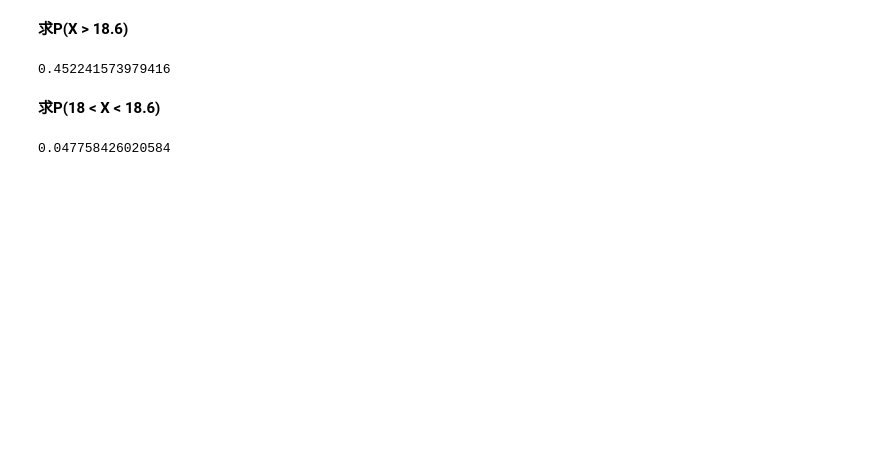
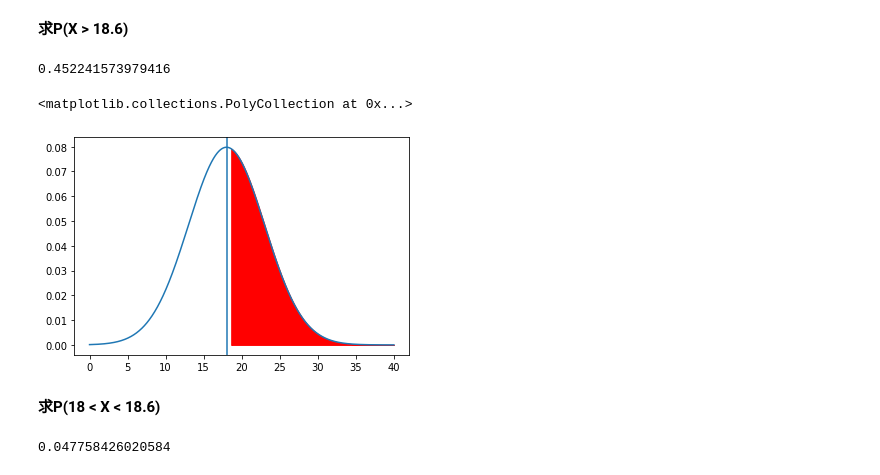
Before and after one commit to zhiliang-lin/py_for_stats, a Jupyter notebook: 05 正态分布.ipynb, the cells around one changed output. Saved outputs shown, nothing was run; the diff lists cells and outputs as text; code cells hidden in the pictures; blank space fills up the shorter version.

```diff
--- a/05 正态分布.ipynb
+++ b/05 正态分布.ipynb
@@ -141,6 +162,14 @@ mydist.cdf(18.6)#从负无穷到18.6的阴影面积
 1 -mydist.cdf(18.6)
 # %% [output]
 0.452241573979416
+# %%
+# 示意图
+plt.plot(x, y)
+plt.axvline(x=18)
+plt.fill_between(x,0,y,where = x > 18.6,color="red")
+# %% [output]
+<matplotlib.collections.PolyCollection at 0x...>
+[figure, added]
 # %% [markdown]
 **求P(18 < X < 18.6)**
 # %%
```
Also changed, not shown: parts of 5 cells of this notebook, 1 other file.
